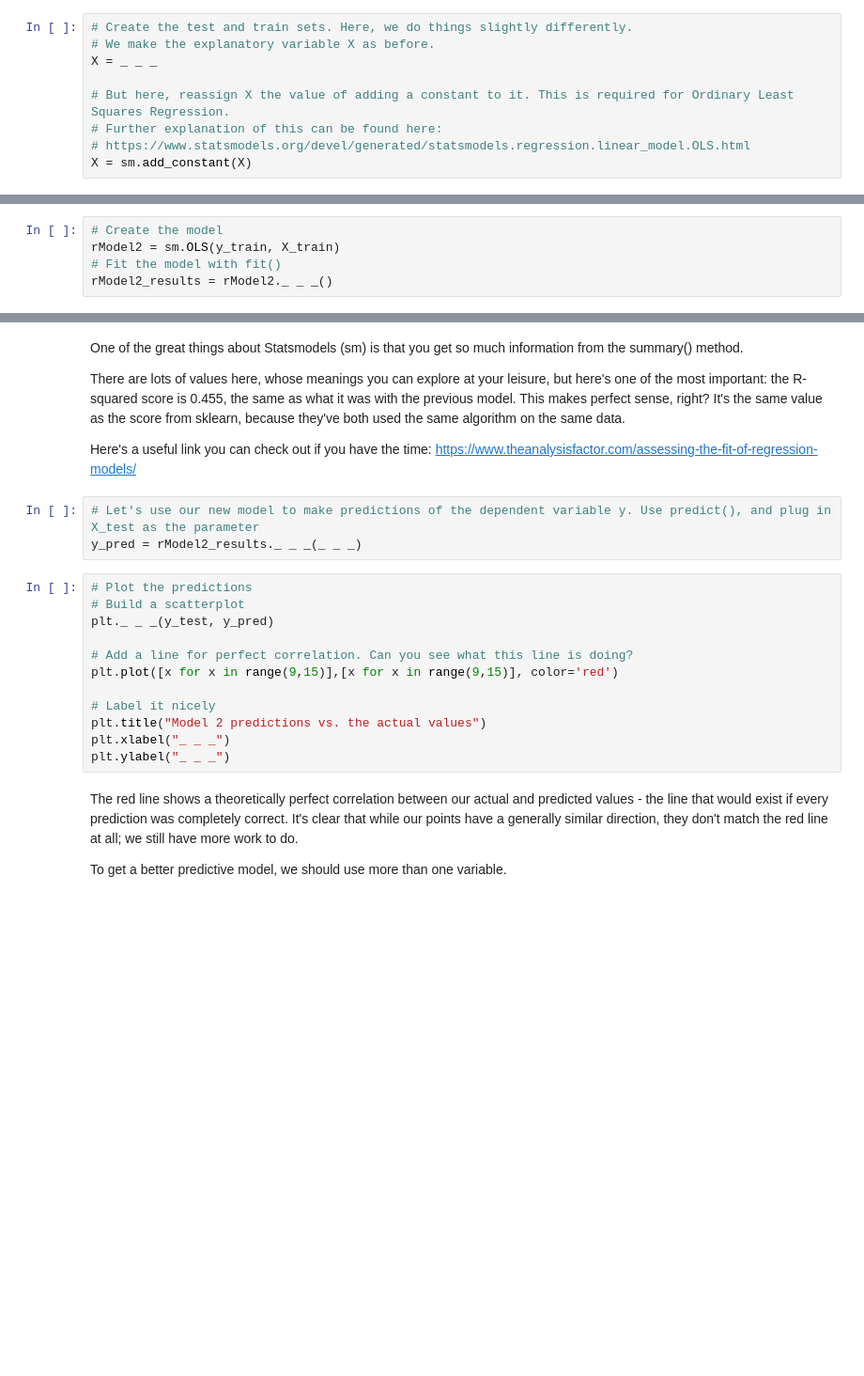
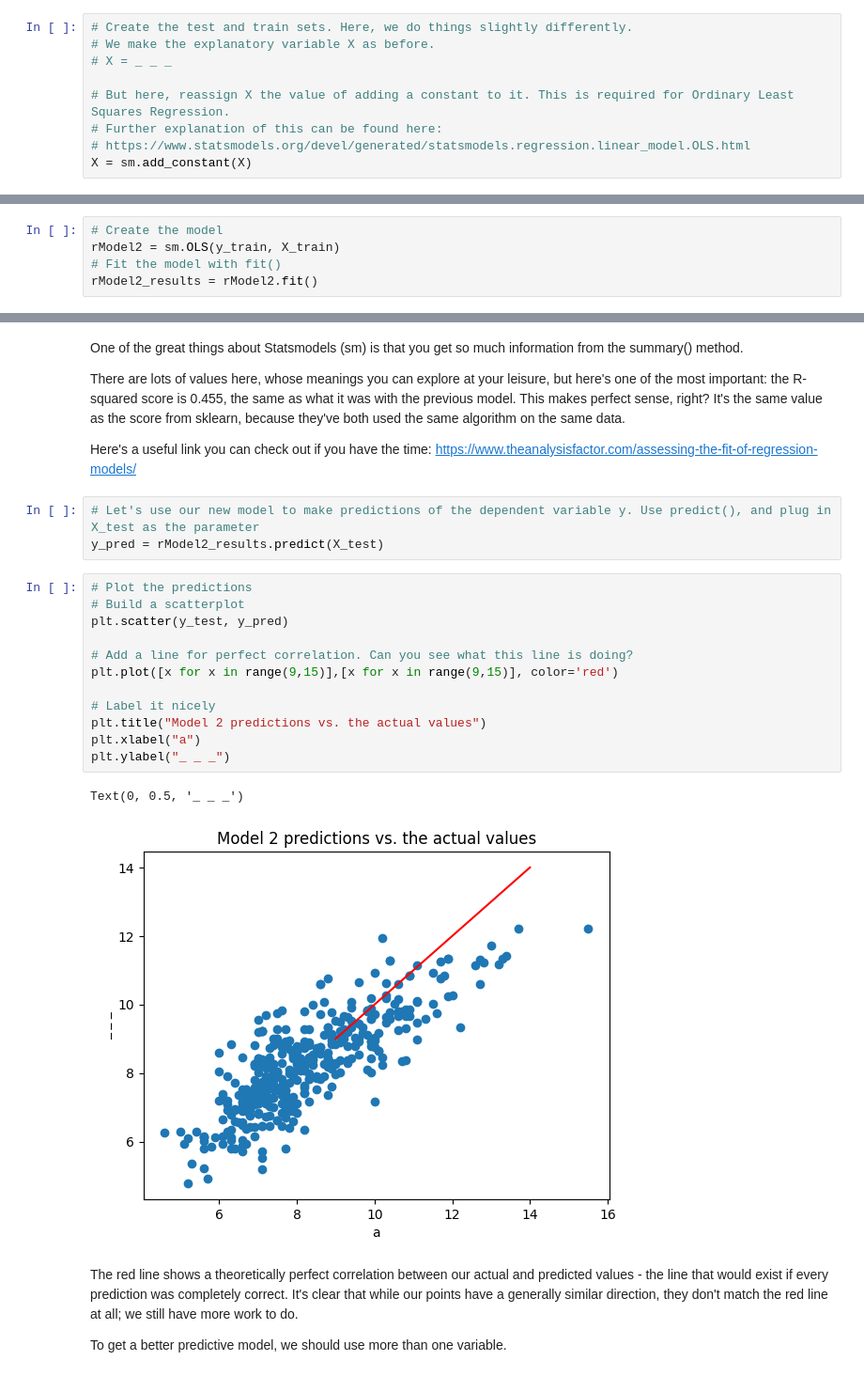
Before and after one commit to binayakhadka/springboard_case_study, a Jupyter notebook: Linear Regression/Springboard Regression Case Study - the Red Wine Dataset - Tier 1.ipynb, the cells around one changed output, grey strips where cells are left out. Shown at 94% size. Drawn from its saved outputs; the diff is of its cells as text; blank space fills up the shorter version.

```diff
--- a/Linear Regression/Springboard Regression Case Study - the Red Wine Dataset - Tier 1.ipynb
+++ b/Linear Regression/Springboard Regression Case Study - the Red Wine Dataset - Tier 1.ipynb
@@ -449,7 +442,7 @@ Let's build a similar model using a different package, to see if we get a better
 # %%
 # Create the test and train sets. Here, we do things slightly differently.
 # We make the explanatory variable X as before.
-X = _ _ _
+# X = _ _ _
 
 # But here, reassign X the value of adding a constant to it. This is required for Ordinary Least Squares Regression.
 # Further explanation of this can be found here:
@@ -465,6 +458,6 @@ X_train, X_test, y_train, y_test = train_test_split(X, y, test_size = 0.25, rand
 # Create the model
 rModel2 = sm.OLS(y_train, X_train)
 # Fit the model with fit()
-rModel2_results = rModel2._ _ _()
+rModel2_results = rModel2.fit()
 # %%
 # Evaluate the model with .summary()
@@ -477,19 +493,22 @@ There are lots of values here, whose meanings you can explore at your leisure, b
 Here's a useful link you can check out if you have the time: https://www.theanalysisfactor.com/assessing-the-fit-of-regression-models/
 # %%
 # Let's use our new model to make predictions of the dependent variable y. Use predict(), and plug in X_test as the parameter
-y_pred = rModel2_results._ _ _(_ _ _)
+y_pred = rModel2_results.predict(X_test)
 # %%
 # Plot the predictions
 # Build a scatterplot
-plt._ _ _(y_test, y_pred)
+plt.scatter(y_test, y_pred)
 
 # Add a line for perfect correlation. Can you see what this line is doing?
 plt.plot([x for x in range(9,15)],[x for x in range(9,15)], color='red')
 
 # Label it nicely
 plt.title("Model 2 predictions vs. the actual values")
-plt.xlabel("_ _ _")
+plt.xlabel("a")
 plt.ylabel("_ _ _")
+# %% [output]
+Text(0, 0.5, '_ _ _')
+[figure, added]
 # %% [markdown]
 The red line shows a theoretically perfect correlation between our actual and predicted values - the line that would exist if every prediction was completely correct. It's clear that while our points have a generally similar direction, they don't match the red line at all; we still have more work to do.
 
```
Also changed, not shown: parts of 9 cells of this notebook.
